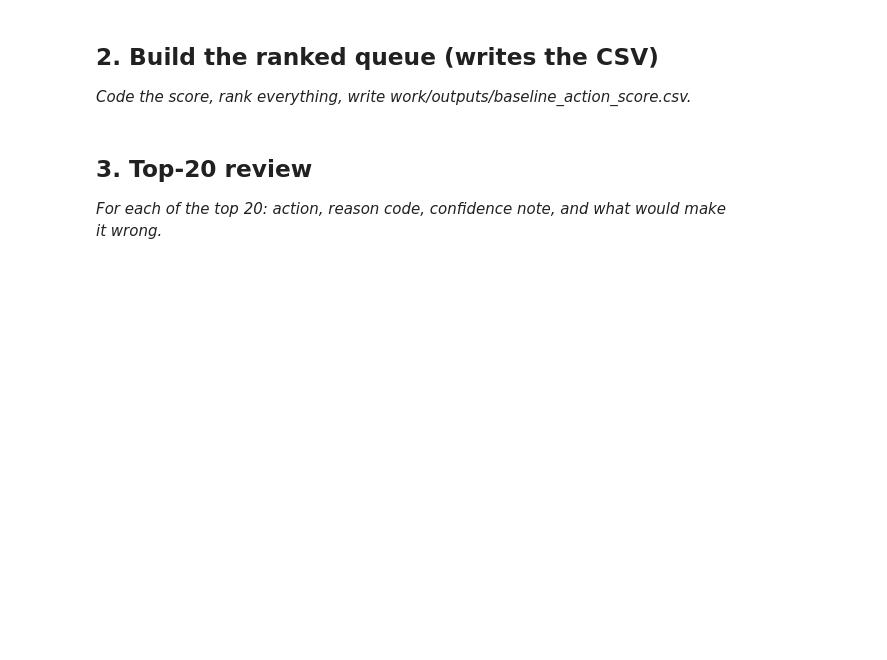
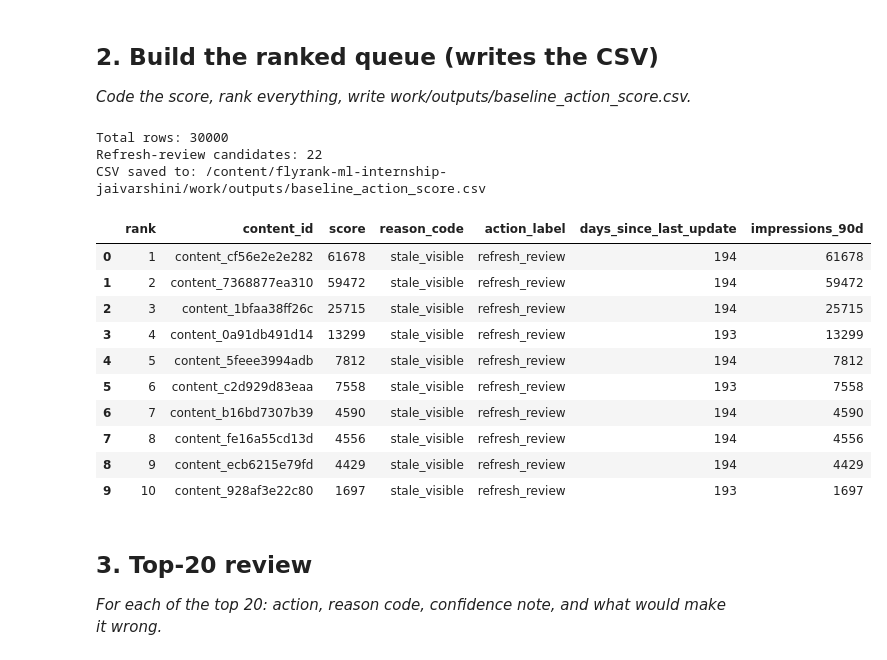
Before and after one commit to Jaivarshini-06/flyrank-ml-internship-jaivarshini, a Jupyter notebook: work/notebooks/w04_baseline_score.ipynb, the cells around one changed output. Drawn from its saved outputs; the diff is of its cells as text; code cells hidden in the pictures; blank space fills up the shorter version.

```diff
--- a/work/notebooks/w04_baseline_score.ipynb
+++ b/work/notebooks/w04_baseline_score.ipynb
@@ -162,6 +181,84 @@ print("Verdict:", volume_verdict, "-", volume_explanation)
 # %%
 # This cell is for CODE (numbers, a query, a check).
 # Write your text answer in the cell ABOVE this one — typing sentences here breaks Run All.
+# One rule: stale content + at least 300 impressions
+df["is_stale"] = (
+    df["days_since_last_update"] >= 180
+).fillna(False)
+
+df["has_volume"] = (
+    df["impressions_90d"] >= 300
+).fillna(False)
+
+qualifies = df["is_stale"] & df["has_volume"]
+
+# Score: qualifying pages are ranked by their impressions
+df["score"] = np.where(
+    qualifies,
+    df["impressions_90d"].fillna(0),
+    0
+)
+
+# Exactly one reason code and one action label
+df["reason_code"] = np.where(
+    qualifies,
+    "stale_visible",
+    "below_rule_threshold"
+)
+
+df["action_label"] = np.where(
+    qualifies,
+    "refresh_review",
+    "monitor"
+)
+
+# Rank all items
+df = df.sort_values(
+    ["score", "impressions_90d"],
+    ascending=[False, False],
+    na_position="last"
+).reset_index(drop=True)
+
+df["rank"] = range(1, len(df) + 1)
+
+# Save output
+output_dir = repo_dir / "work" / "outputs"
+output_dir.mkdir(parents=True, exist_ok=True)
+
+output_path = output_dir / "baseline_action_score.csv"
+
+columns = [
+    "rank",
+    "content_id",
+    "score",
+    "reason_code",
+    "action_label",
+    "days_since_last_update",
+    "impressions_90d"
+]
+
+df[columns].to_csv(output_path, index=False)
+
+print("Total rows:", len(df))
+print("Refresh-review candidates:", int(qualifies.sum()))
+print("CSV saved to:", output_path)
+
+display(df[columns].head(10))
+# %% [output]
+Total rows: 30000
+Refresh-review candidates: 22
+CSV saved to: /content/flyrank-ml-internship-jaivarshini/work/outputs/baseline_action_score.csv
+|  | rank | content_id | score | reason_code | action_label | days_since_last_update | impressions_90d |
+| 0 | 1 | content_cf56e2e2e282 | 61678 | stale_visible | refresh_review | 194 | 61678 |
+| 1 | 2 | content_7368877ea310 | 59472 | stale_visible | refresh_review | 194 | 59472 |
+| 2 | 3 | content_1bfaa38ff26c | 25715 | stale_visible | refresh_review | 194 | 25715 |
+| 3 | 4 | content_0a91db491d14 | 13299 | stale_visible | refresh_review | 193 | 13299 |
+| 4 | 5 | content_5feee3994adb | 7812 | stale_visible | refresh_review | 194 | 7812 |
+| 5 | 6 | content_c2d929d83eaa | 7558 | stale_visible | refresh_review | 193 | 7558 |
+| 6 | 7 | content_b16bd7307b39 | 4590 | stale_visible | refresh_review | 194 | 4590 |
+| 7 | 8 | content_fe16a55cd13d | 4556 | stale_visible | refresh_review | 194 | 4556 |
+| 8 | 9 | content_ecb6215e79fd | 4429 | stale_visible | refresh_review | 194 | 4429 |
+| 9 | 10 | content_928af3e22c80 | 1697 | stale_visible | refresh_review | 193 | 1697 |
 # %% [markdown]
 ## 3. Top-20 review
 
```
Also changed, not shown: parts of 3 cells of this notebook.
